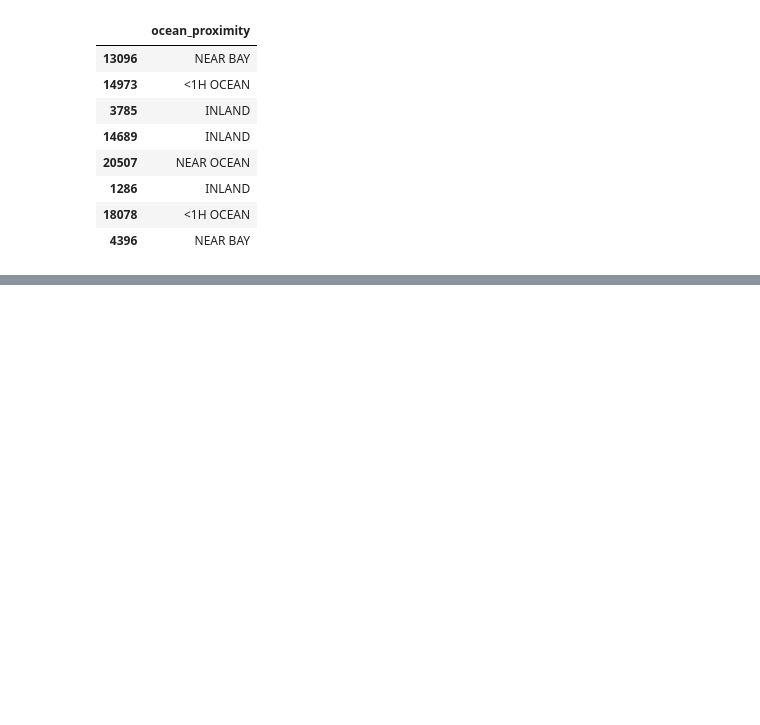
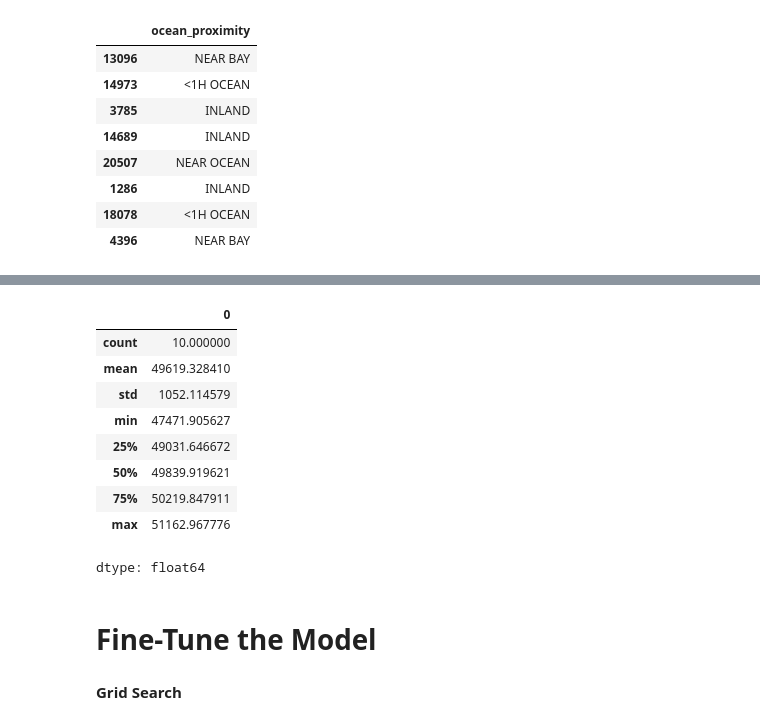
Before and after one commit to MosesItapara/End-to-End-ML-Project, a Jupyter notebook: End_to_End_ML_Project.ipynb, the cells around one changed output, grey strips where cells are left out. Cells and saved outputs as stored; diff of their text form; code cells hidden in the pictures; blank space fills up the shorter version.

```diff
--- a/End_to_End_ML_Project.ipynb
+++ b/End_to_End_ML_Project.ipynb
@@ -246,0 +493,24 @@ housing_cat.head(8)
+# %%
+### Performing like our first model, Let's use another model
+
+from sklearn.ensemble import RandomForestRegressor
+
+forest_reg = make_pipeline(preprocessing, RandomForestRegressor(n_estimators=100, random_state=42))
+forest_rmse = -cross_val_score(forest_reg, housing, housing_labels, scoring="neg_root_mean_squared_error", cv=10)
+# %%
+pd.Series(forest_rmse).describe()
+# %% [output]
+|  | 0 |
+| count | 10.000000 |
+| mean | 49619.328410 |
+| std | 1052.114579 |
+| min | 47471.905627 |
+| 25% | 49031.646672 |
+| 50% | 49839.919621 |
+| 75% | 50219.847911 |
+| max | 51162.967776 |
+dtype: float64
+# %% [markdown]
+# **Fine-Tune the Model**
+# %% [markdown]
+**Grid Search**
```
Also changed, not shown: parts of 34 cells of this notebook.
